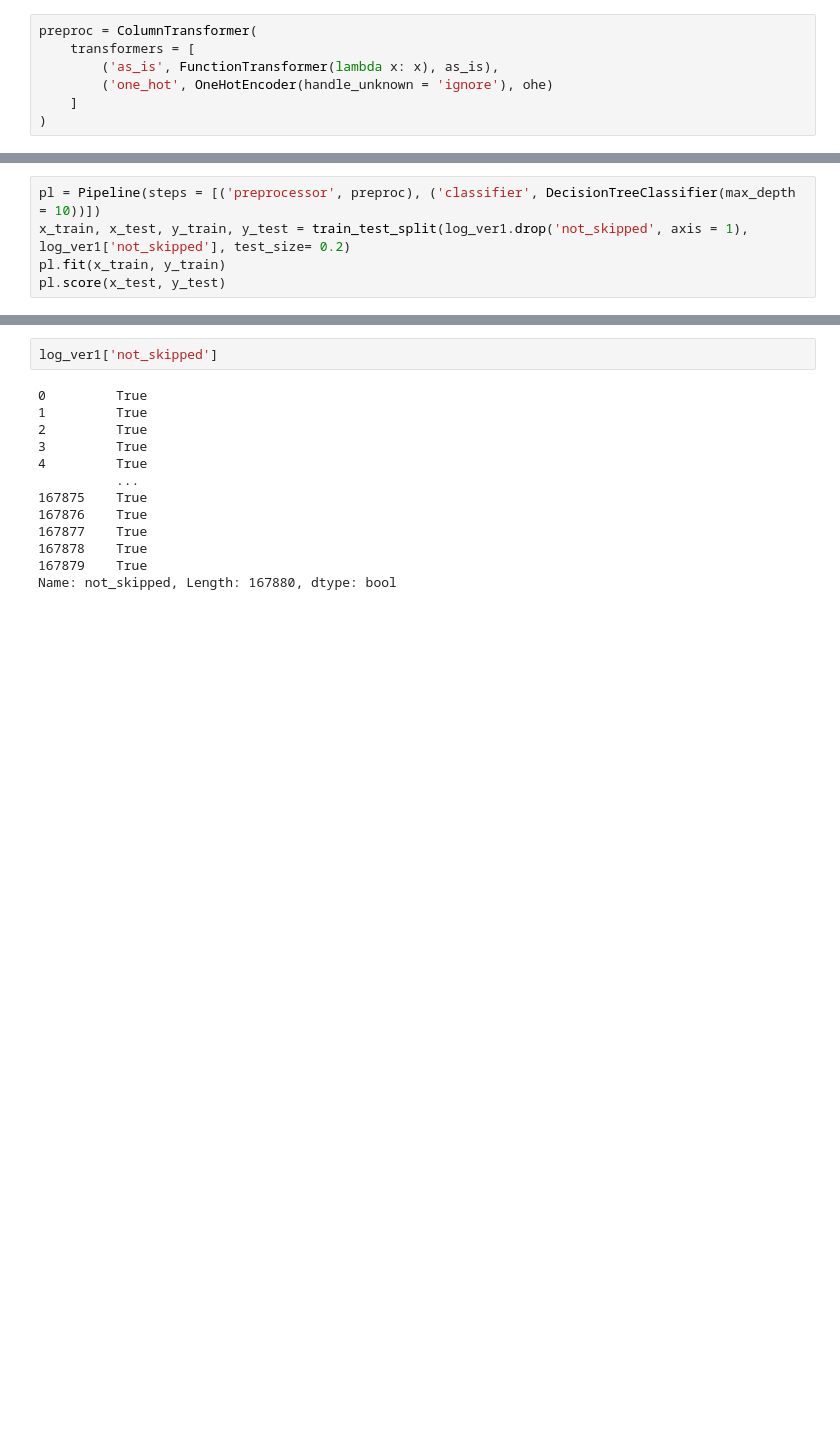
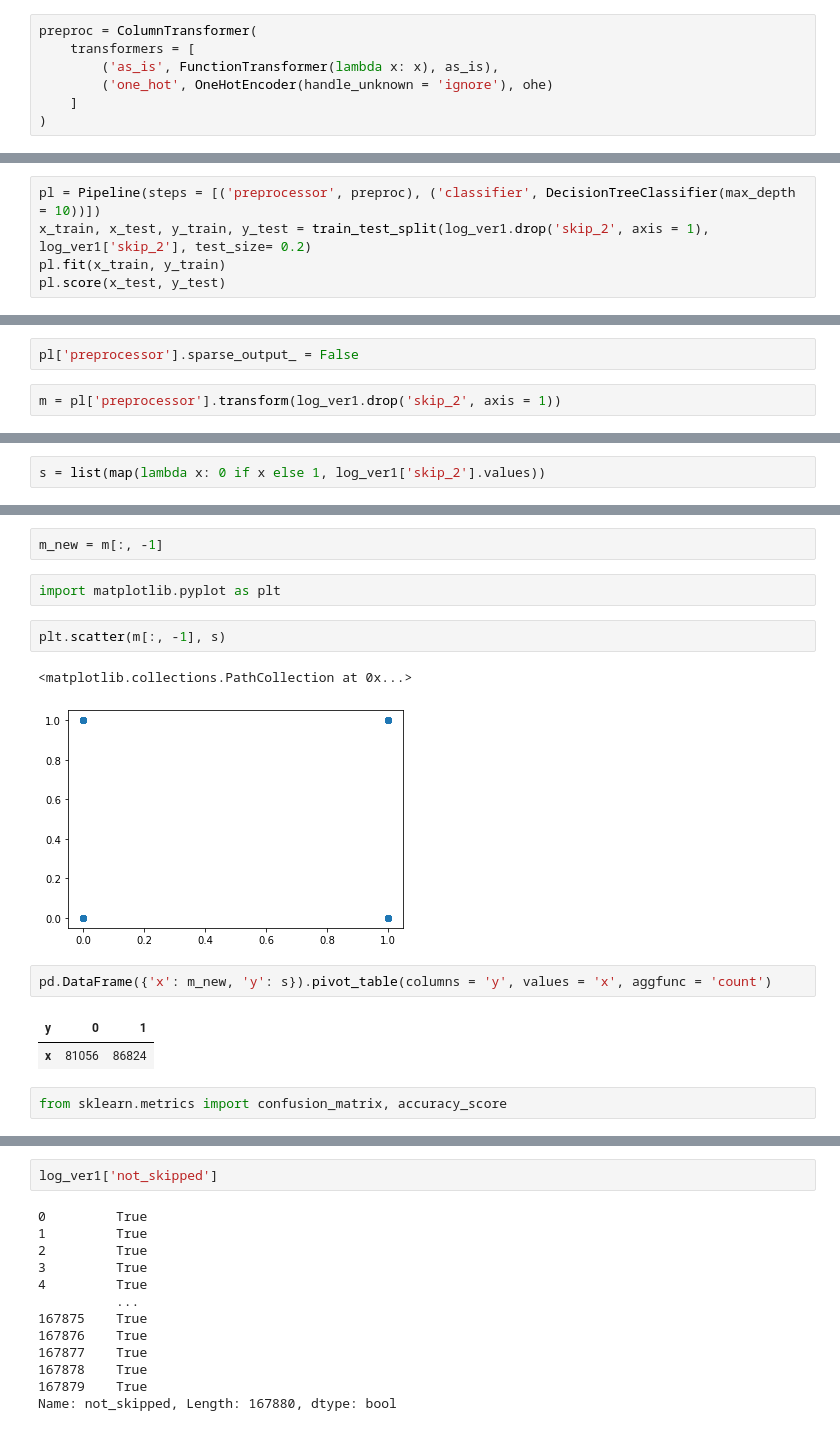
Before and after one commit to brianjhuang/spotify-behaviors, a Jupyter notebook: Spotify data.ipynb, the cells around one changed output, grey strips where cells are left out. Cells and saved outputs as stored; diff of their text form; blank space fills up the shorter version.

```diff
--- a/Spotify data.ipynb
+++ b/Spotify data.ipynb
@@ -206,7 +199,7 @@ array(['0_00006f66-33e5-4de7-a324-2d18e439fc1e', 5, 20,
        'trackdone'], dtype=object)
 # %%
 pl = Pipeline(steps = [('preprocessor', preproc), ('classifier', DecisionTreeClassifier(max_depth = 10))])
-x_train, x_test, y_train, y_test = train_test_split(log_ver1.drop('not_skipped', axis = 1), log_ver1['not_skipped'], test_size= 0.2)
+x_train, x_test, y_train, y_test = train_test_split(log_ver1.drop('skip_2', axis = 1), log_ver1['skip_2'], test_size= 0.2)
 pl.fit(x_train, y_train)
 pl.score(x_test, y_test)
 # %% [output]
@@ -213,0 +217,4 @@ pl.score(x_test, y_test)
+# %%
+pl['preprocessor'].sparse_output_ = False
+# %%
+m = pl['preprocessor'].transform(log_ver1.drop('skip_2', axis = 1))
@@ -214,3 +229,5 @@ pl.score(x_test, y_test)
+# %%
+s = list(map(lambda x: 0 if x else 1, log_ver1['skip_2'].values))
 # %%
 pd.Series(list(pl.predict(x_test))).value_counts()
 # %% [output]
@@ -219 +236,17 @@ True     11412
 dtype: int64
+# %%
+m_new = m[:, -1]
+# %%
+import matplotlib.pyplot as plt
+# %%
+plt.scatter(m[:, -1], s)
+# %% [output]
+<matplotlib.collections.PathCollection at 0x...>
+[figure, added]
+# %%
+pd.DataFrame({'x': m_new, 'y': s}).pivot_table(columns = 'y', values = 'x', aggfunc = 'count')
+# %% [output]
+| y | 0 | 1 |
+| x | 81056 | 86824 |
+# %%
+from sklearn.metrics import confusion_matrix, accuracy_score
```
Also changed, not shown: parts of 18 cells of this notebook, 4 other files.
